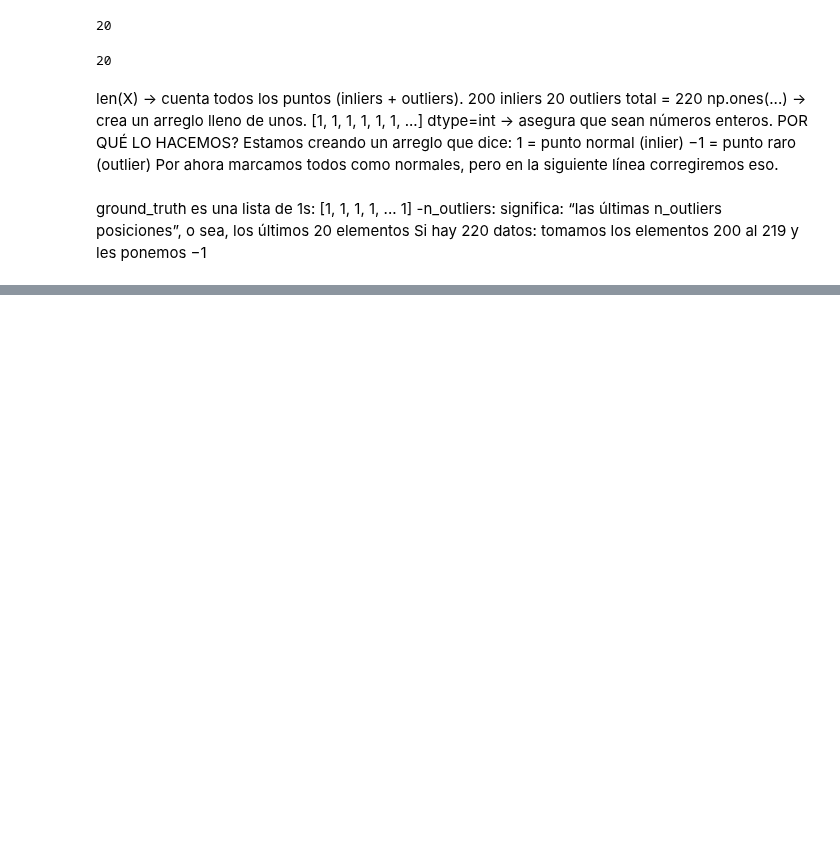
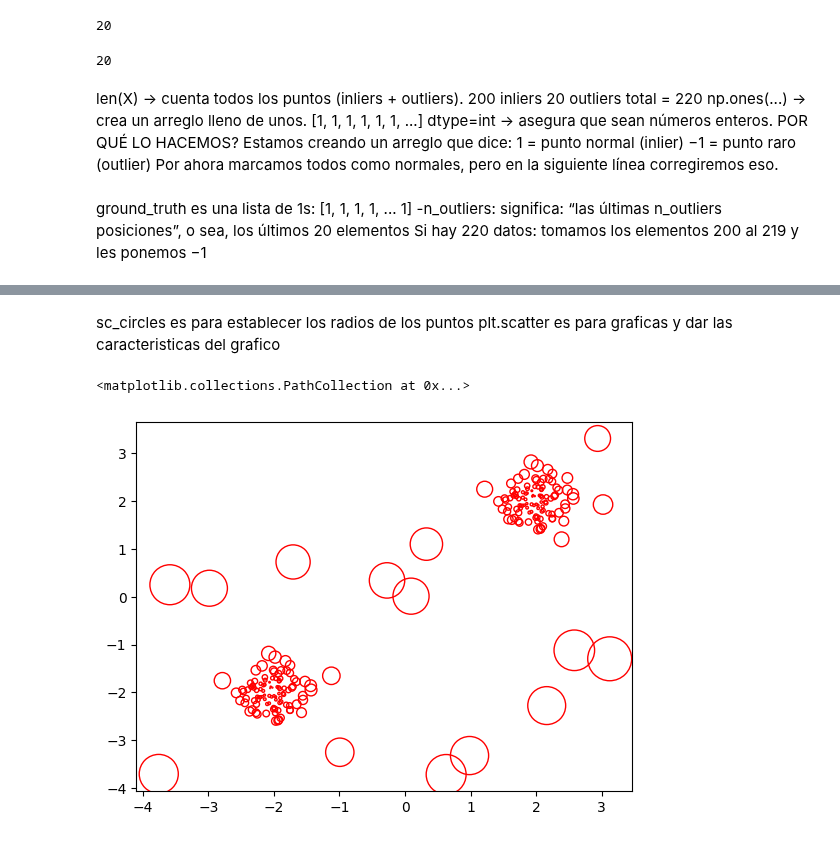
Before and after one commit to juancarloscaraguay1-lang/evaluacion-formativa-2, a Jupyter notebook: Outliers.ipynb, the cells around one changed output, grey strips where cells are left out. Cells and saved outputs as stored; diff of their text form; code cells hidden in the pictures; blank space fills up the shorter version.

```diff
--- a/Outliers.ipynb
+++ b/Outliers.ipynb
@@ -132,0 +221,10 @@ y_pred = clf.fit_predict(X)
+# %% [markdown]
+sc_circles es para establecer los radios de los puntos
+plt.scatter es para graficas y dar las caracteristicas del grafico
+# %%
+sc_circles = plt.scatter(X[:, 0], X[:, 1], s=1000 * radius, edgecolors='r',
+            facecolors='none', label='Outlier scores')
+sc_circles
+# %% [output]
+<matplotlib.collections.PathCollection at 0x...>
+[figure, added]
```
Also changed, not shown: parts of 16 cells of this notebook.
